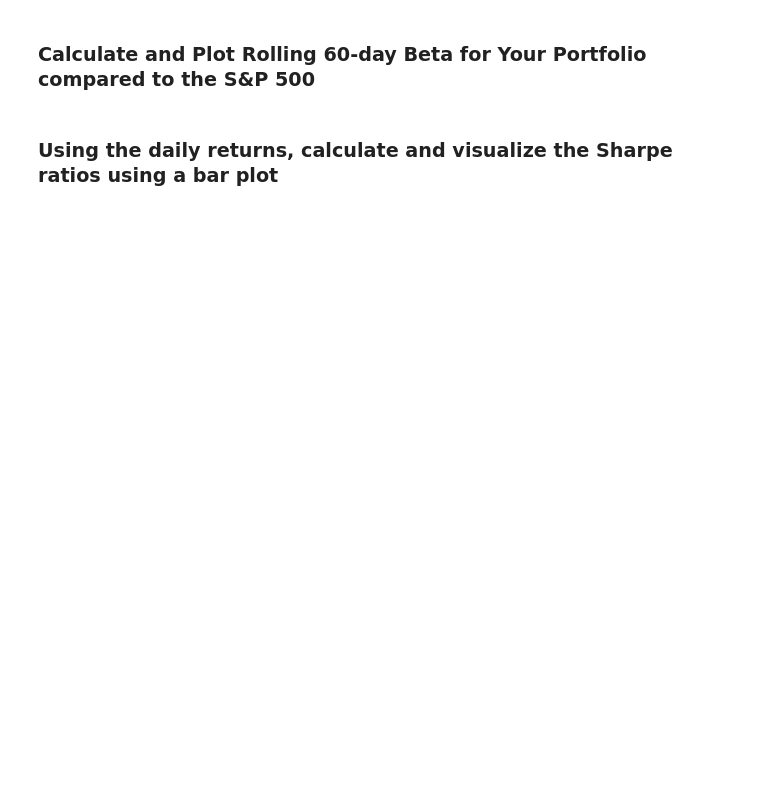
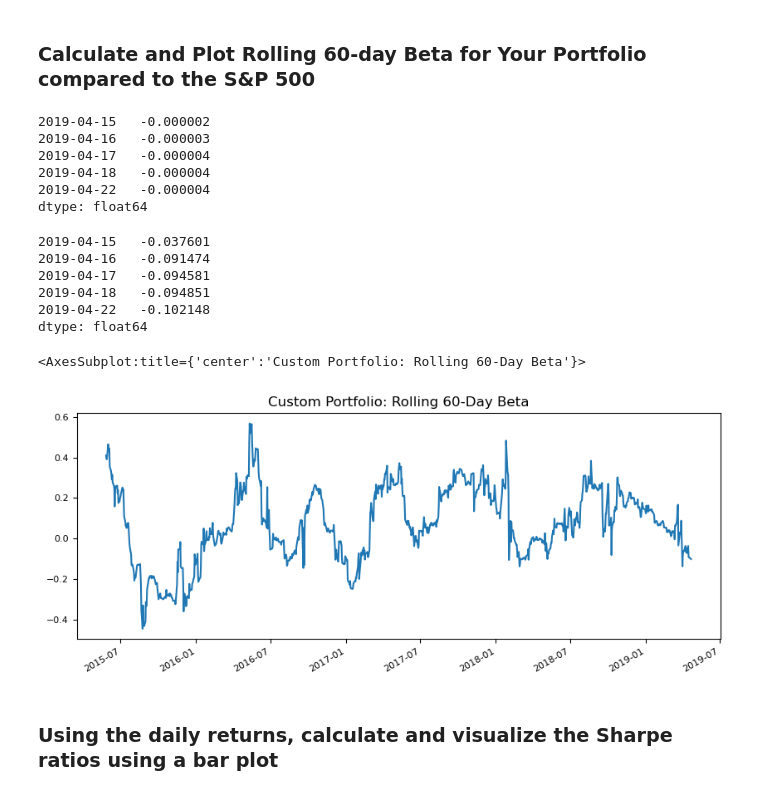
Before and after one commit to twigikit/pandas-homework, a Jupyter notebook: whale_analysis.ipynb, the cells around one changed output. Drawn from its saved outputs; the diff is of its cells as text; code cells hidden in the pictures; blank space fills up the shorter version.

Commit message:
Custom portfolio analysis

```diff
--- a/whale_analysis.ipynb
+++ b/whale_analysis.ipynb
@@ -760,2 +772,30 @@ roll21_sd_all.plot(figsize=(10,5), fontsize =8, title="21-day rolling standard d
+# %%
+# Calculate covariance between custom portfolio and S&P 500
+roll60_custom_sp500_cov = all_daily_returns["Custom"].rolling(window = 60).cov(all_daily_returns["S&P 500"])
+roll60_custom_sp500_cov.tail()
+# %% [output]
+2019-04-15   -0.000002
+2019-04-16   -0.000003
+2019-04-17   -0.000004
+2019-04-18   -0.000004
+2019-04-22   -0.000004
+dtype: float64
+# %%
+#Calculate rolling 60d beta for custom portfolio compared to the S&P500
+roll60_custom_beta = roll60_custom_sp500_cov/ roll60_sp500_var
+roll60_custom_beta.tail()
+# %% [output]
+2019-04-15   -0.037601
+2019-04-16   -0.091474
+2019-04-17   -0.094581
+2019-04-18   -0.094851
+2019-04-22   -0.102148
+dtype: float64
+# %%
+#Plot beta trend
+roll60_custom_beta.plot(figsize = (10,4), fontsize = 8, title = "Custom Portfolio: Rolling 60-Day Beta")
+# %% [output]
+<AxesSubplot:title={'center':'Custom Portfolio: Rolling 60-Day Beta'}>
+[figure, added]
 # %% [markdown]
 ### Using the daily returns, calculate and visualize the Sharpe ratios using a bar plot
```
Also changed, not shown: parts of 9 cells of this notebook.
